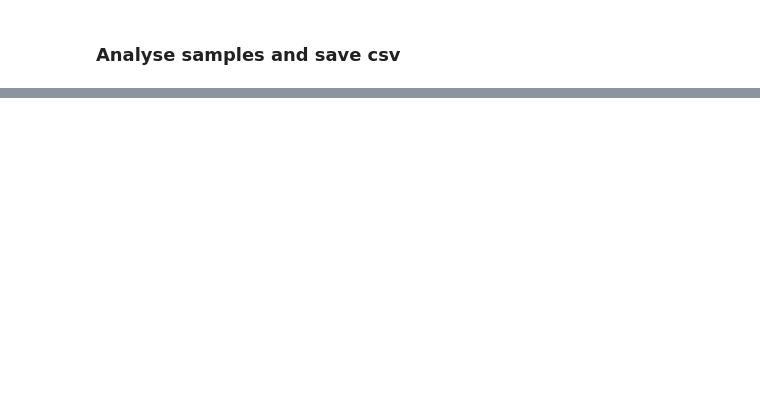
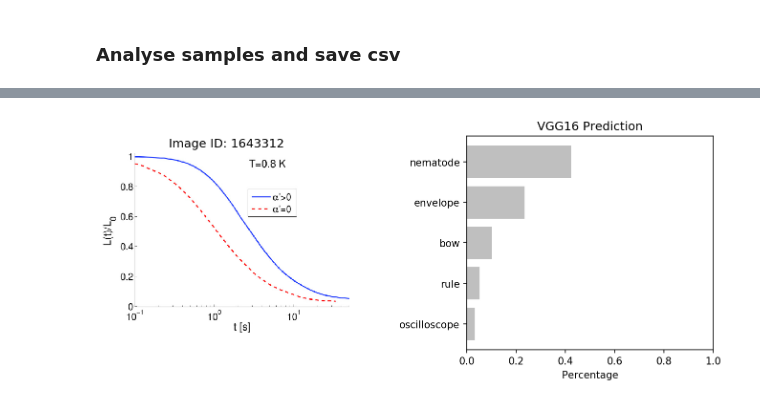
Before and after one commit to re-imaging/re-imaging, a Jupyter notebook: classification/keras_classifier_predictions.ipynb, the cells around one changed output, grey strips where cells are left out. Drawn from its saved outputs; the diff is of its cells as text; code cells hidden in the pictures; blank space fills up the shorter version.

Commit message:
add 1m vgg predictions stats

```diff
--- a/classification/keras_classifier_predictions.ipynb
+++ b/classification/keras_classifier_predictions.ipynb
@@ -97,0 +186,3 @@ with open(f, "wb") as write_file:
+# %%
+for _, pred, prob in decode_predictions(predictions)[0]:
+        print("predicted %s with probability %0.3f" % (pred, prob))
@@ -97,0 +193,11 @@ with open(f, "wb") as write_file:
+# %%
+filepaths = []
+
+with open("/home/rte/data/paths/all_converted_jpg_images_shuf.txt", "r") as f:
+    lines = f.readlines()
+    print("length:",len(lines))
+    print(lines[0])
+for l in lines:
+    # substrings = l.rsplit(",", 1)
+    filepaths.append(l.strip())
+    # image_ids.append(substrings[1].strip())
@@ -97,0 +207,68 @@ with open(f, "wb") as write_file:
+# %%
+image_folder = "/mnt/hd2/images/all/"
+
+plt.close('all')
+
+for i, image_path in enumerate(filepaths[0:1000]):
+    plt.close('all')
+
+    fig, ax = plt.subplots(1, 2)
+    fig.set_size_inches(10, 5)
+    fig.set_dpi(150)
+
+    img, x = load_image(image_folder + image_path)
+    im = mpimg.imread(image_folder + image_path)
+#     pim = Image.open(image_folder + image_path)
+    width, height = pim.size
+#     print(width, height)
+    asp = width/height
+
+    prediction = model.predict(x)
+
+    classes = []
+    probabilities = []
+
+    for i, (_, pred, prob) in enumerate(decode_predictions(prediction)[0]):
+#         print("predicted %s with probability %0.3f" % (pred, prob))
+        classes.append(pred)
+        probabilities.append(prob)
+
+    imgplot = ax[0].imshow(im, aspect=asp)
+    ax[0].axis('off')
+    ax[0].set_title("Image ID: " + image_path.split(".")[0])
+
+    y_pos = np.arange(len(classes))
+
+    my_cmap = cm.get_cmap('jet')
+    my_norm = Normalize(vmin=0, vmax=8)
+
+    probabilities = np.array(probabilities)
+#     color = np.array(['rgb(255,255,255)']*probabilities.shape[0])
+#     colors = cm.winter(probabilities)
+
+    ax[1].set_xlim(0, 1)
+    ax[1].barh(y_pos, probabilities, align='center', color='0.75')
+
+#     ax[1].barh(y_pos, probabilities, align='center', color=my_cmap(my_norm(probabilities)))
+    ax[1].set_yticks(y_pos)
+    ax[1].set_yticklabels(classes)
+    ax[1].invert_yaxis()
+    ax[1].set_title('VGG16 Prediction')
+    ax[1].set_xlabel('Percentage')
+
+#     plt.subplots_adjust(wspace=0.5)
+    plt.tight_layout(pad=5.0)
+
+#     plt.axis('off')
+#     target = "predictions/" + classes[0]
+    target = "predictions"
+#     print(target)
+#     if not os.path.exists(target): os.mkdir(target)
+
+    save_path = target + "/vgg16_prediction_" + classes[0] + "_" + \
+                        "{:d}".format(int(probabilities[0]*100)) + "pc_" + \
+                        image_path
+    print(save_path)
+    plt.savefig(save_path, dpi=150, bbox_inches='tight')
+# bbox_inches='tight'
+# %% [output]
@@ -97,0 +292 @@ with open(f, "wb") as write_file:
+[figure, added]
```
Also changed, not shown: parts of 19 cells of this notebook, 10 other files.
